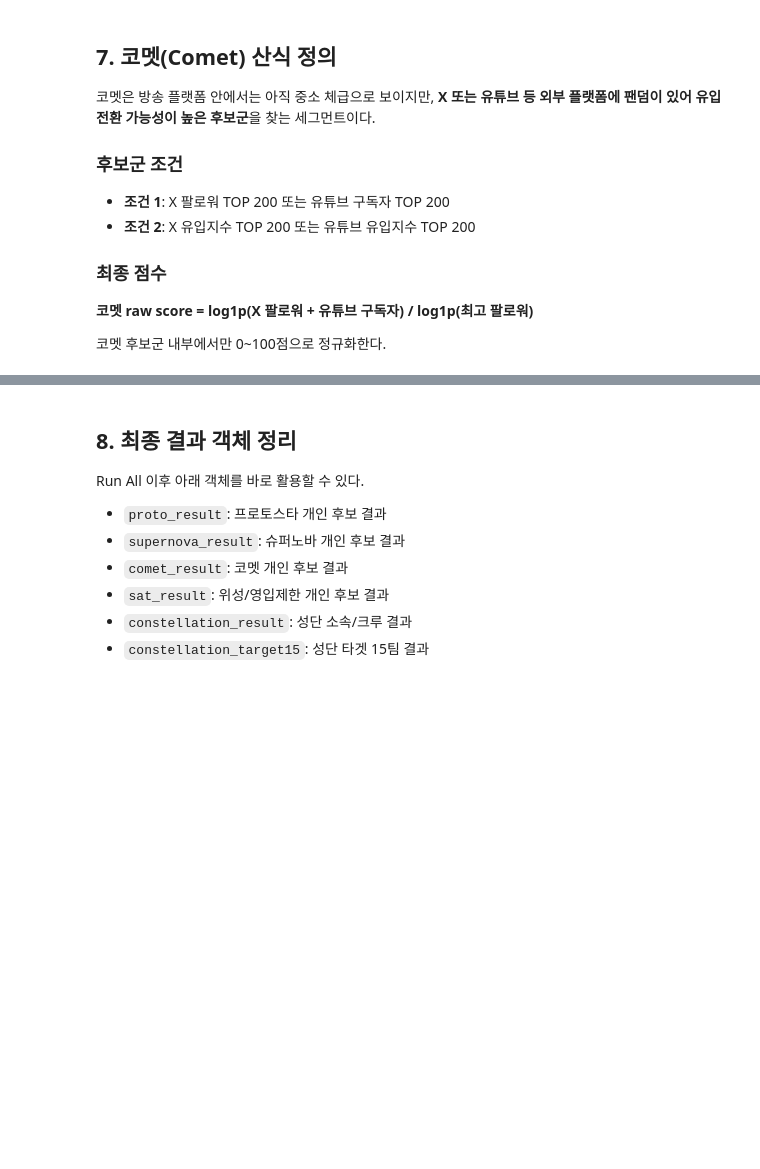
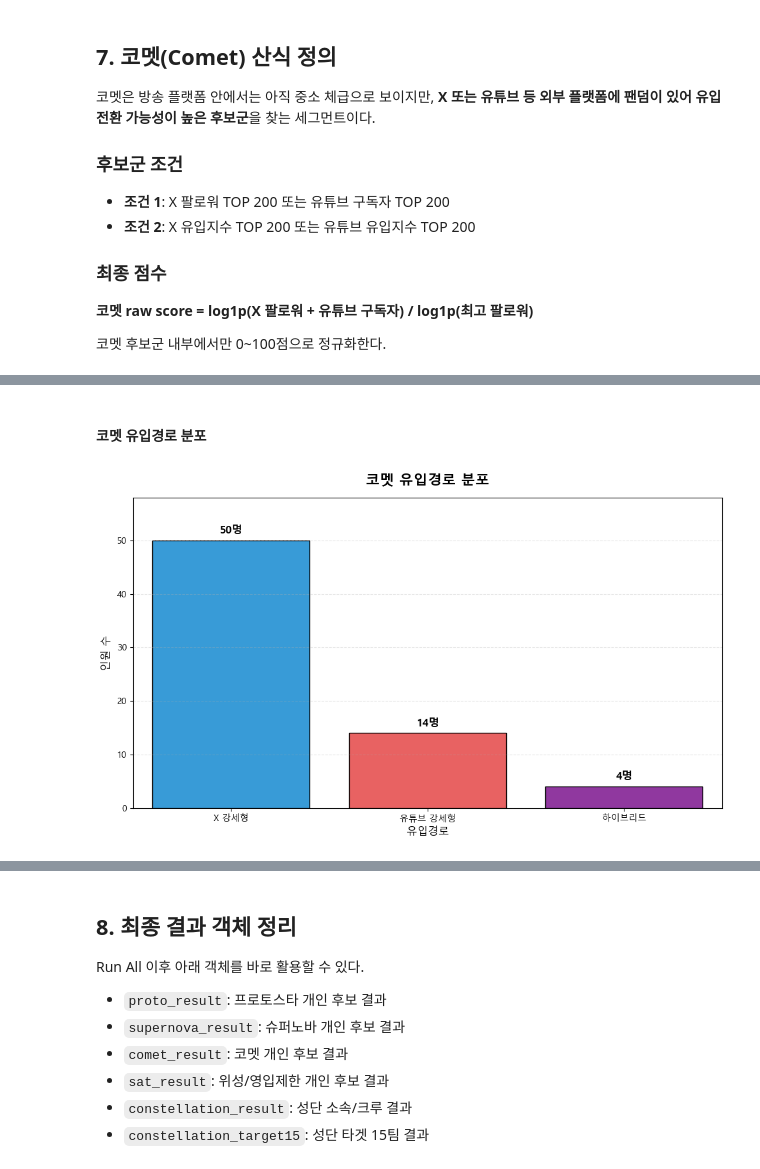
Before and after one commit to LeeSeungBok404/sparta17_data11_final_project, a Jupyter notebook: notebooks/KSI/04.분석결과/260508_세그먼트_통합정리본.ipynb, the cells around one changed output, grey strips where cells are left out. Drawn from its saved outputs; the diff is of its cells as text; code cells hidden in the pictures; blank space fills up the shorter version.

```diff
--- a/notebooks/KSI/04.분석결과/260508_세그먼트_통합정리본.ipynb
+++ b/notebooks/KSI/04.분석결과/260508_세그먼트_통합정리본.ipynb
@@ -1404,0 +1391,48 @@ plt.show()
+# %% [markdown]
+#### 코멧 유입경로 분포
+# %%
+# 코멧 후보만 사용
+comet_candidates_df = comet_df[comet_df["코멧여부"] == 1].copy()
+
+comet_route_order = ["X 강세형", "유튜브 강세형", "하이브리드"]
+comet_palette = {
+    "X 강세형": "#1DA1F2",
+    "유튜브 강세형": "#FF4B4B",
+    "하이브리드": "#9C27B0",
+}
+
+plt.figure(figsize=(10, 6), facecolor="white")
+ax = sns.countplot(
+    data=comet_candidates_df,
+    x="코멧유입경로",
+    hue="코멧유입경로",
+    order=comet_route_order,
+    legend=False,
+    palette=comet_palette,
+    edgecolor="black",
+    linewidth=1,
+)
+
+for p in ax.patches:
+    height = p.get_height()
+    if height > 0:
+        ax.annotate(
+            f"{int(height)}명",
+            (p.get_x() + p.get_width() / 2, height),
+            ha="center",
+            va="bottom",
+            fontsize=12,
+            fontweight="bold",
+            xytext=(0, 5),
+            textcoords="offset points",
+        )
+
+plt.title("코멧 유입경로 분포", fontsize=16, fontweight="bold", pad=15)
+plt.xlabel("유입경로", fontsize=12)
+plt.ylabel("인원 수", fontsize=12)
+plt.ylim(0, max(55, comet_candidates_df["코멧유입경로"].value_counts().max() + 8))
+plt.grid(axis="y", linestyle="--", alpha=0.3)
+plt.tight_layout()
+plt.show()
+# %% [output]
+[figure, added]
```
Also changed, not shown: parts of 25 cells of this notebook.
